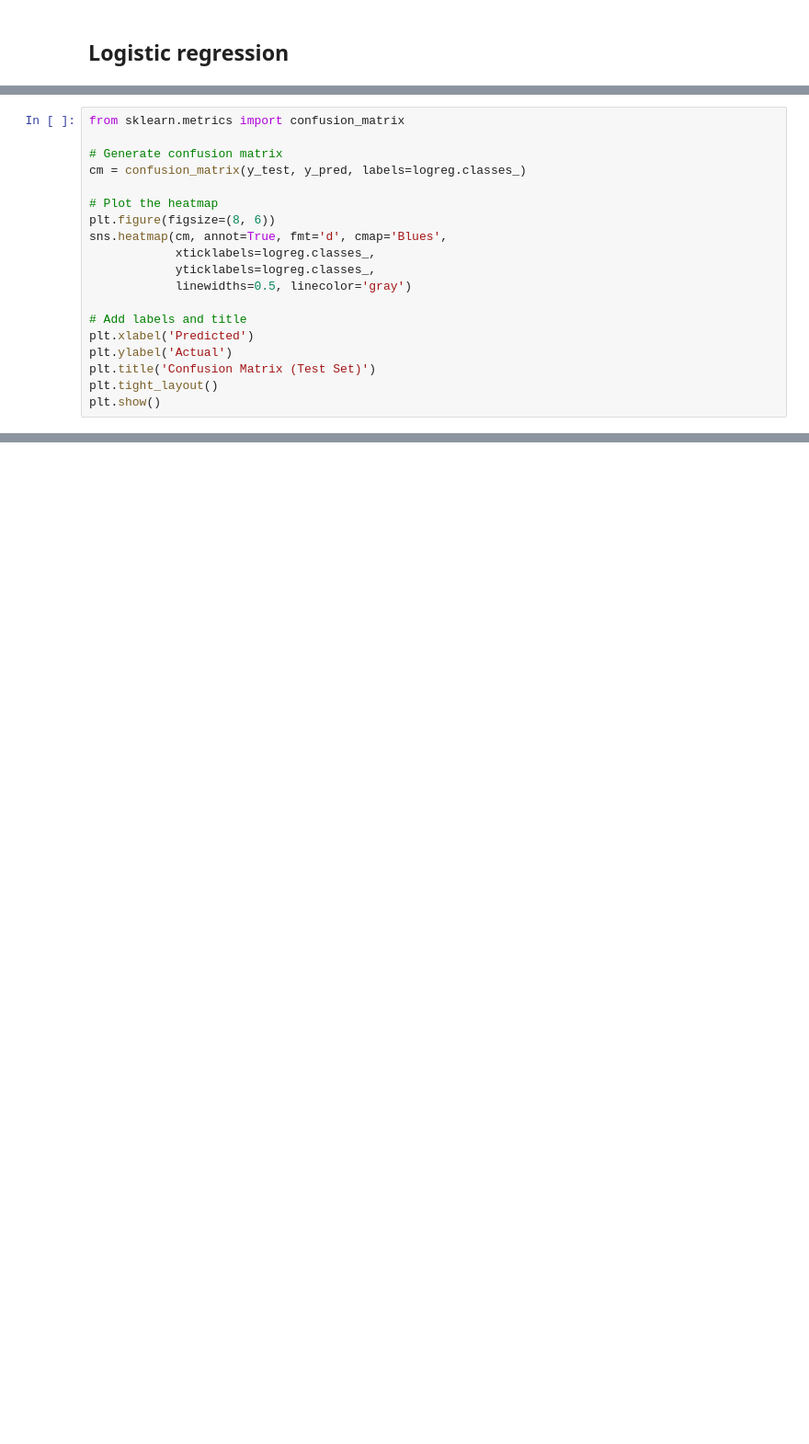
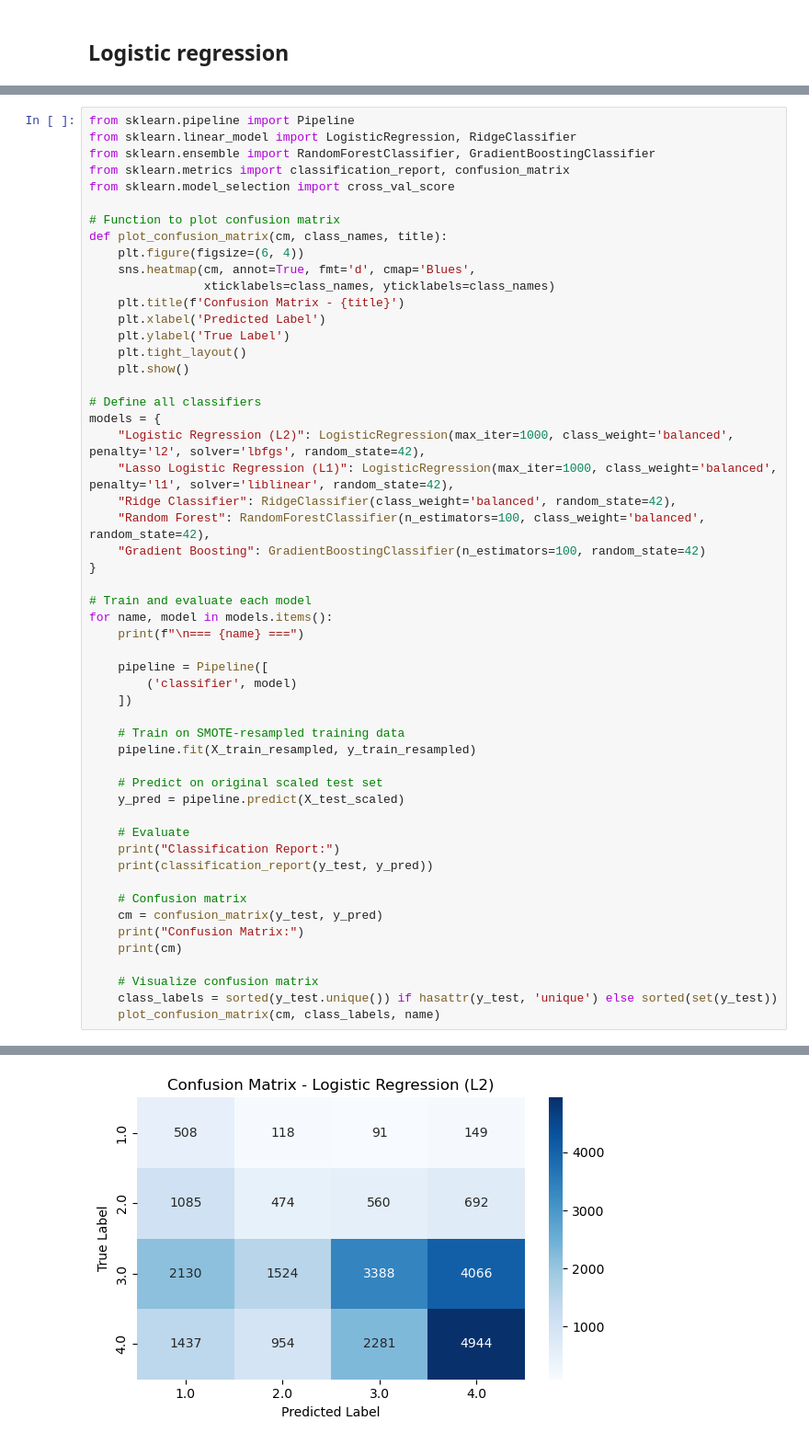
Before and after one commit to maxemporor/MSc-project, a Jupyter notebook: MSc.ipynb, the cells around one changed output, grey strips where cells are left out. Shown at 92% size. Drawn from its saved outputs; the diff is of its cells as text; blank space fills up the shorter version.

```diff
--- a/MSc.ipynb
+++ b/MSc.ipynb
@@ -543,19 +562,0 @@ weighted avg       0.46      0.39      0.40     24401
-# %%
-from sklearn.metrics import confusion_matrix
-
-# Generate confusion matrix
-cm = confusion_matrix(y_test, y_pred, labels=logreg.classes_)
-
-# Plot the heatmap
-plt.figure(figsize=(8, 6))
-sns.heatmap(cm, annot=True, fmt='d', cmap='Blues',
-            xticklabels=logreg.classes_,
-            yticklabels=logreg.classes_,
-            linewidths=0.5, linecolor='gray')
-
-# Add labels and title
-plt.xlabel('Predicted')
-plt.ylabel('Actual')
-plt.title('Confusion Matrix (Test Set)')
-plt.tight_layout()
-plt.show()
@@ -603,0 +563,54 @@ for cls in ordered_classes:
+# %%
+from sklearn.pipeline import Pipeline
+from sklearn.linear_model import LogisticRegression, RidgeClassifier
+from sklearn.ensemble import RandomForestClassifier, GradientBoostingClassifier
+from sklearn.metrics import classification_report, confusion_matrix
+from sklearn.model_selection import cross_val_score
+
+# Function to plot confusion matrix
+def plot_confusion_matrix(cm, class_names, title):
+    plt.figure(figsize=(6, 4))
+    sns.heatmap(cm, annot=True, fmt='d', cmap='Blues',
+                xticklabels=class_names, yticklabels=class_names)
+    plt.title(f'Confusion Matrix - {title}')
+    plt.xlabel('Predicted Label')
+    plt.ylabel('True Label')
+    plt.tight_layout()
+    plt.show()
+
+# Define all classifiers
+models = {
+    "Logistic Regression (L2)": LogisticRegression(max_iter=1000, class_weight='balanced', penalty='l2', solver='lbfgs', random_state=42),
+    "Lasso Logistic Regression (L1)": LogisticRegression(max_iter=1000, class_weight='balanced', penalty='l1', solver='liblinear', random_state=42),
+    "Ridge Classifier": RidgeClassifier(class_weight='balanced', random_state=42),
+    "Random Forest": RandomForestClassifier(n_estimators=100, class_weight='balanced', random_state=42),
+    "Gradient Boosting": GradientBoostingClassifier(n_estimators=100, random_state=42)
+}
+
+# Train and evaluate each model
+for name, model in models.items():
+    print(f"\n=== {name} ===")
+
+    pipeline = Pipeline([
+        ('classifier', model)
+    ])
+
+    # Train on SMOTE-resampled training data
+    pipeline.fit(X_train_resampled, y_train_resampled)
+
+    # Predict on original scaled test set
+    y_pred = pipeline.predict(X_test_scaled)
+
+    # Evaluate
+    print("Classification Report:")
+    print(classification_report(y_test, y_pred))
+
+    # Confusion matrix
+    cm = confusion_matrix(y_test, y_pred)
+    print("Confusion Matrix:")
+    print(cm)
+
+    # Visualize confusion matrix
+    class_labels = sorted(y_test.unique()) if hasattr(y_test, 'unique') else sorted(set(y_test))
+    plot_confusion_matrix(cm, class_labels, name)
+# %% [output]
@@ -603,0 +635 @@ for cls in ordered_classes:
+[figure, added]
```
Also changed, not shown: parts of 17 cells of this notebook.
